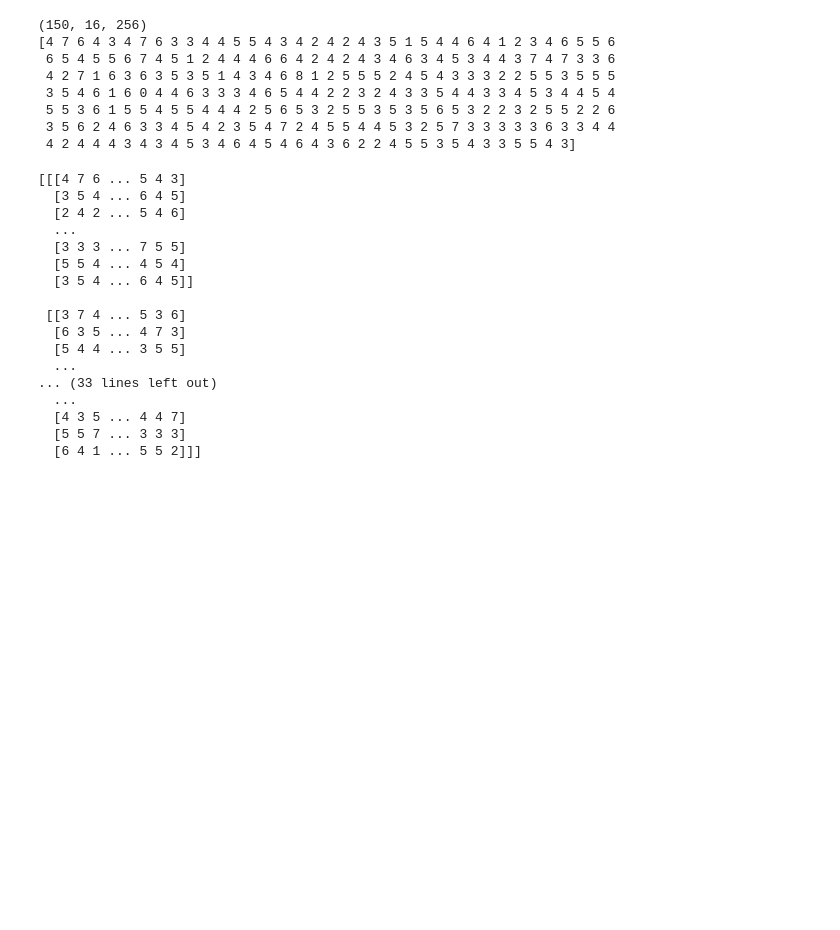
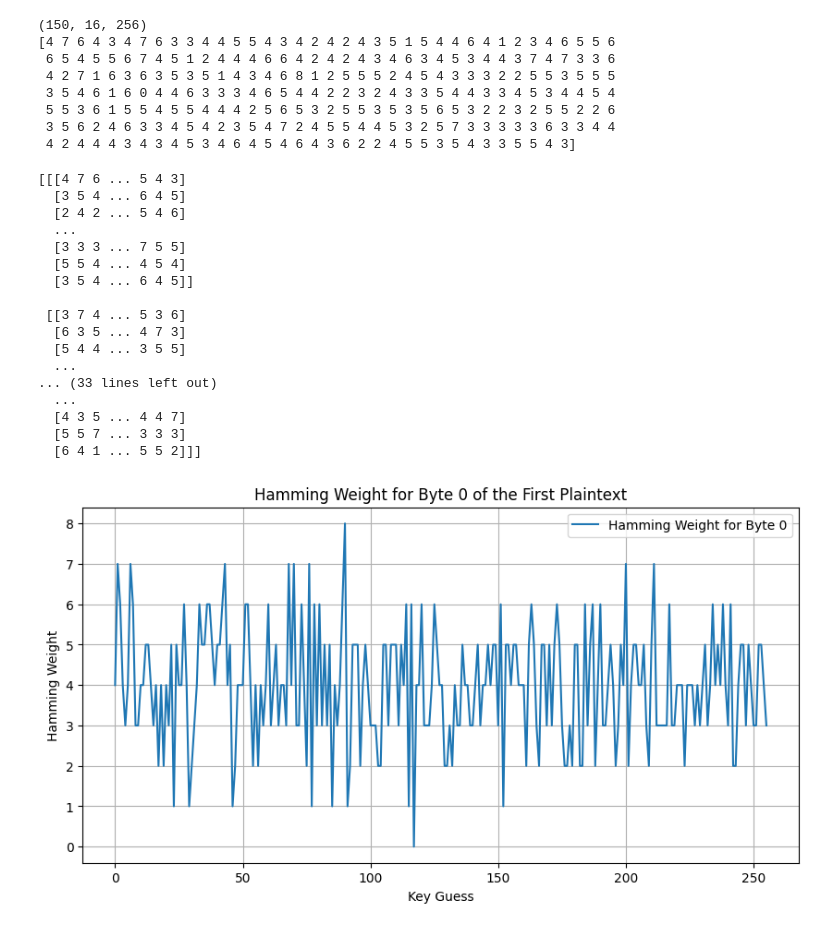
Before and after one commit to blueh0rse/cpa-attack, a Jupyter notebook: attack1.ipynb, the cells around one changed output. Saved outputs shown, nothing was run; the diff lists cells and outputs as text; code cells hidden in the pictures; blank space fills up the shorter version.

Commit message:
Add hamming wieght plots + correlation matrix + update reqs

```diff
--- a/attack1.ipynb
+++ b/attack1.ipynb
@@ -154,23 +154,33 @@ print(hamming_weights[0, 0])  # Look at the first result to check range
  5 5 3 6 1 5 5 4 5 5 4 4 4 2 5 6 5 3 2 5 5 3 5 3 5 6 5 3 2 2 3 2 5 5 2 2 6
  3 5 6 2 4 6 3 3 4 5 4 2 3 5 4 7 2 4 5 5 4 4 5 3 2 5 7 3 3 3 3 3 6 3 3 4 4
  4 2 4 4 4 3 4 3 4 5 3 4 6 4 5 4 6 4 3 6 2 2 4 5 5 3 5 4 3 3 5 5 4 3]
-# %%
-print(hamming_weights)
-# %% [output]
-[[[4 7 6 ... 5 4 3]
-  [3 5 4 ... 6 4 5]
-  [2 4 2 ... 5 4 6]
-  ...
-  [3 3 3 ... 7 5 5]
-  [5 5 4 ... 4 5 4]
-  [3 5 4 ... 6 4 5]]
-
- [[3 7 4 ... 5 3 6]
-  [6 3 5 ... 4 7 3]
-  [5 4 4 ... 3 5 5]
-  ...
-... (33 lines left out)
-  ...
-  [4 3 5 ... 4 4 7]
-  [5 5 7 ... 3 3 3]
-  [6 4 1 ... 5 5 2]]]
+# %%
+print(hamming_weights)
+# Plotting Hamming weights for the first plaintext and the first key byte
+plt.figure(figsize=(10, 5))
+plt.plot(hamming_weights[0, 0, :], label='Hamming Weight for Byte 0')
+plt.title('Hamming Weight for Byte 0 of the First Plaintext')
+plt.xlabel('Key Guess')
+plt.ylabel('Hamming Weight')
+plt.legend()
+plt.grid(True)
+plt.show()
+# %% [output]
+[[[4 7 6 ... 5 4 3]
+  [3 5 4 ... 6 4 5]
+  [2 4 2 ... 5 4 6]
+  ...
+  [3 3 3 ... 7 5 5]
+  [5 5 4 ... 4 5 4]
+  [3 5 4 ... 6 4 5]]
+
+ [[3 7 4 ... 5 3 6]
+  [6 3 5 ... 4 7 3]
+  [5 4 4 ... 3 5 5]
+  ...
+... (33 lines left out)
+  ...
+  [4 3 5 ... 4 4 7]
+  [5 5 7 ... 3 3 3]
+  [6 4 1 ... 5 5 2]]]
+[figure, added]
```
Also changed, not shown: parts of 5 cells of this notebook, 1 other file.
